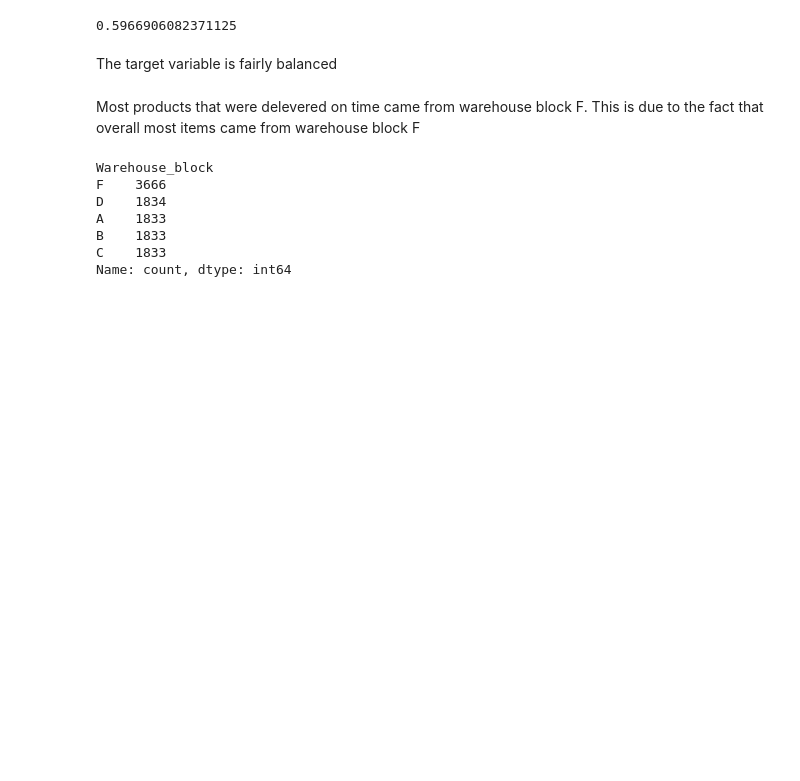
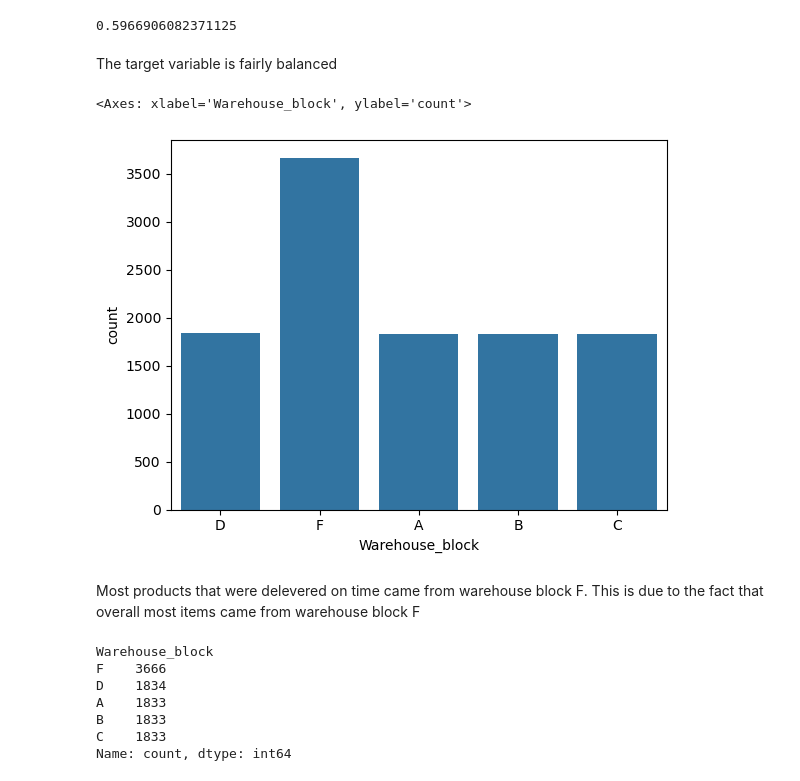
Before and after one commit to aposs1917/E-Commerce-shipping, a Jupyter notebook: E_commerce_shipping.ipynb, the cells around one changed output. Saved outputs shown, nothing was run; the diff lists cells and outputs as text; code cells hidden in the pictures; blank space fills up the shorter version.

```diff
--- a/E_commerce_shipping.ipynb
+++ b/E_commerce_shipping.ipynb
@@ -48,3 +47,8 @@ px.bar(df,y="Reached.on.Time_Y.N",x="Warehouse_block",color="Warehouse_block")
+# %%
+sns.countplot(df,x="Warehouse_block")
+# %% [output]
+<Axes: xlabel='Warehouse_block', ylabel='count'>
+[figure, added]
 # %% [markdown]
 Most products that were delevered on time came from warehouse block F. This is due to the fact that overall most items came from warehouse block F
 # %%
```
Also changed, not shown: parts of 83 cells of this notebook.
